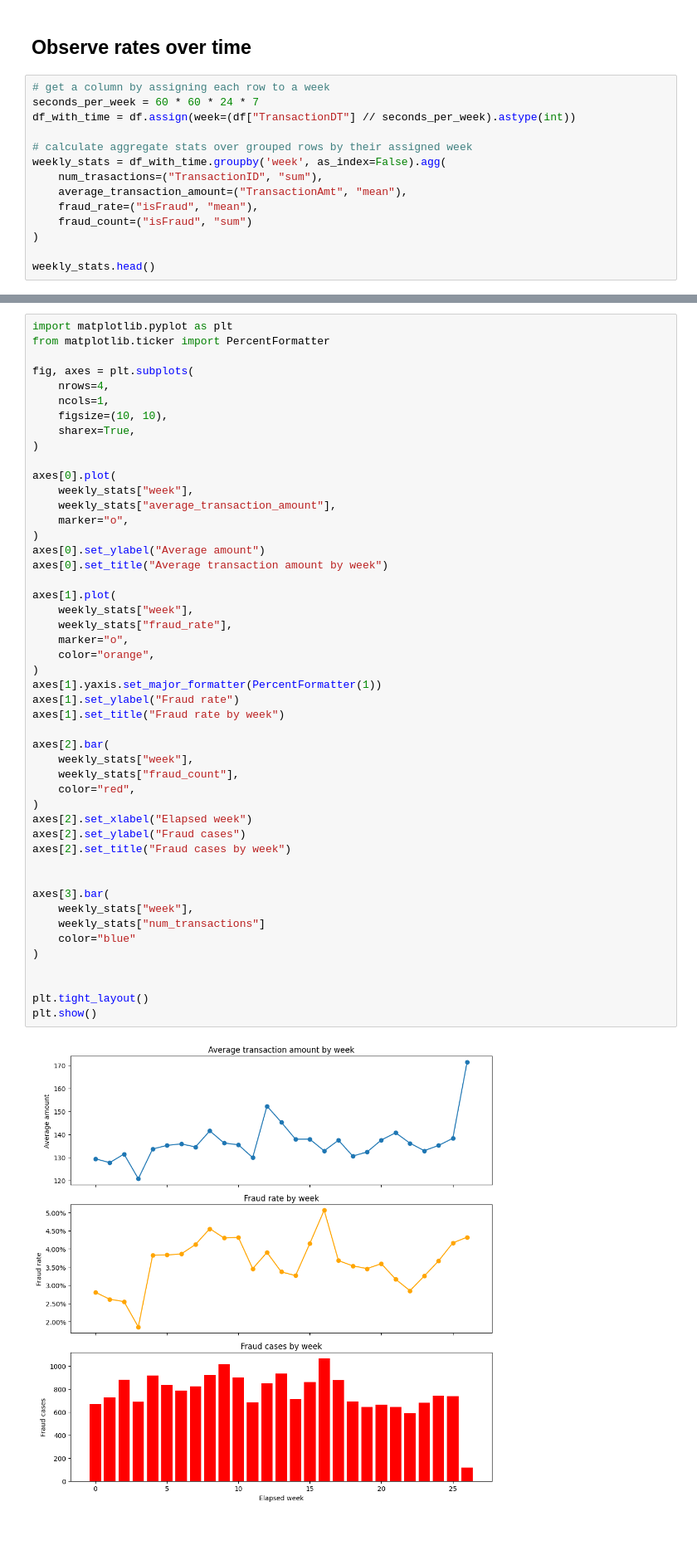
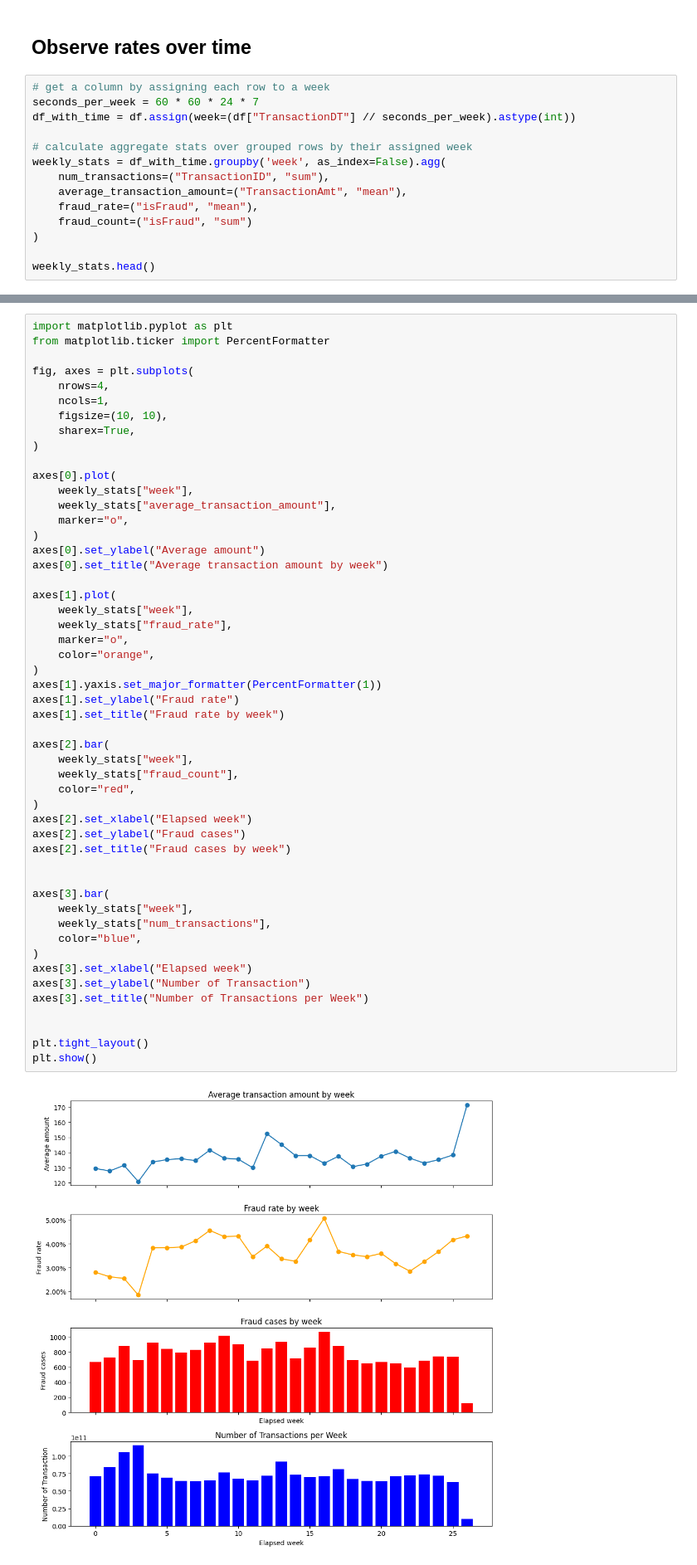
Before and after one commit to ZhuZiLiBryan/FraudGuard, a Jupyter notebook: src/eda.ipynb, the cells around one changed output, grey strips where cells are left out. Shown at 83% size. Saved outputs shown, nothing was run; the diff lists cells and outputs as text; blank space fills up the shorter version.

Commit message:
weekly analysis

```diff
--- a/src/eda.ipynb
+++ b/src/eda.ipynb
@@ -98,7 +98,7 @@ df_with_time = df.assign(week=(df["TransactionDT"] // seconds_per_week).astype(i
 
 # calculate aggregate stats over grouped rows by their assigned week
 weekly_stats = df_with_time.groupby('week', as_index=False).agg(
-    num_trasactions=("TransactionID", "sum"),
+    num_transactions=("TransactionID", "sum"),
     average_transaction_amount=("TransactionAmt", "mean"),
     fraud_rate=("isFraud", "mean"),
     fraud_count=("isFraud", "sum")
@@ -132,33 +132,36 @@ axes[0].set_ylabel("Average amount")
 axes[0].set_title("Average transaction amount by week")
 
 axes[1].plot(
     weekly_stats["week"],
     weekly_stats["fraud_rate"],
     marker="o",
     color="orange",
 )
 axes[1].yaxis.set_major_formatter(PercentFormatter(1))
 axes[1].set_ylabel("Fraud rate")
 axes[1].set_title("Fraud rate by week")
 
 axes[2].bar(
     weekly_stats["week"],
     weekly_stats["fraud_count"],
     color="red",
 )
 axes[2].set_xlabel("Elapsed week")
 axes[2].set_ylabel("Fraud cases")
 axes[2].set_title("Fraud cases by week")
 
 
 axes[3].bar(
     weekly_stats["week"],
-    weekly_stats["num_transactions"]
-    color="blue"
+    weekly_stats["num_transactions"],
+    color="blue",
 )
+axes[3].set_xlabel("Elapsed week")
+axes[3].set_ylabel("Number of Transaction")
+axes[3].set_title("Number of Transactions per Week")
 
 
 plt.tight_layout()
 plt.show()
 # %% [output]
-[figure, old version]
+[figure, new version]
```
Also changed, not shown: parts of 1 cell of this notebook.
